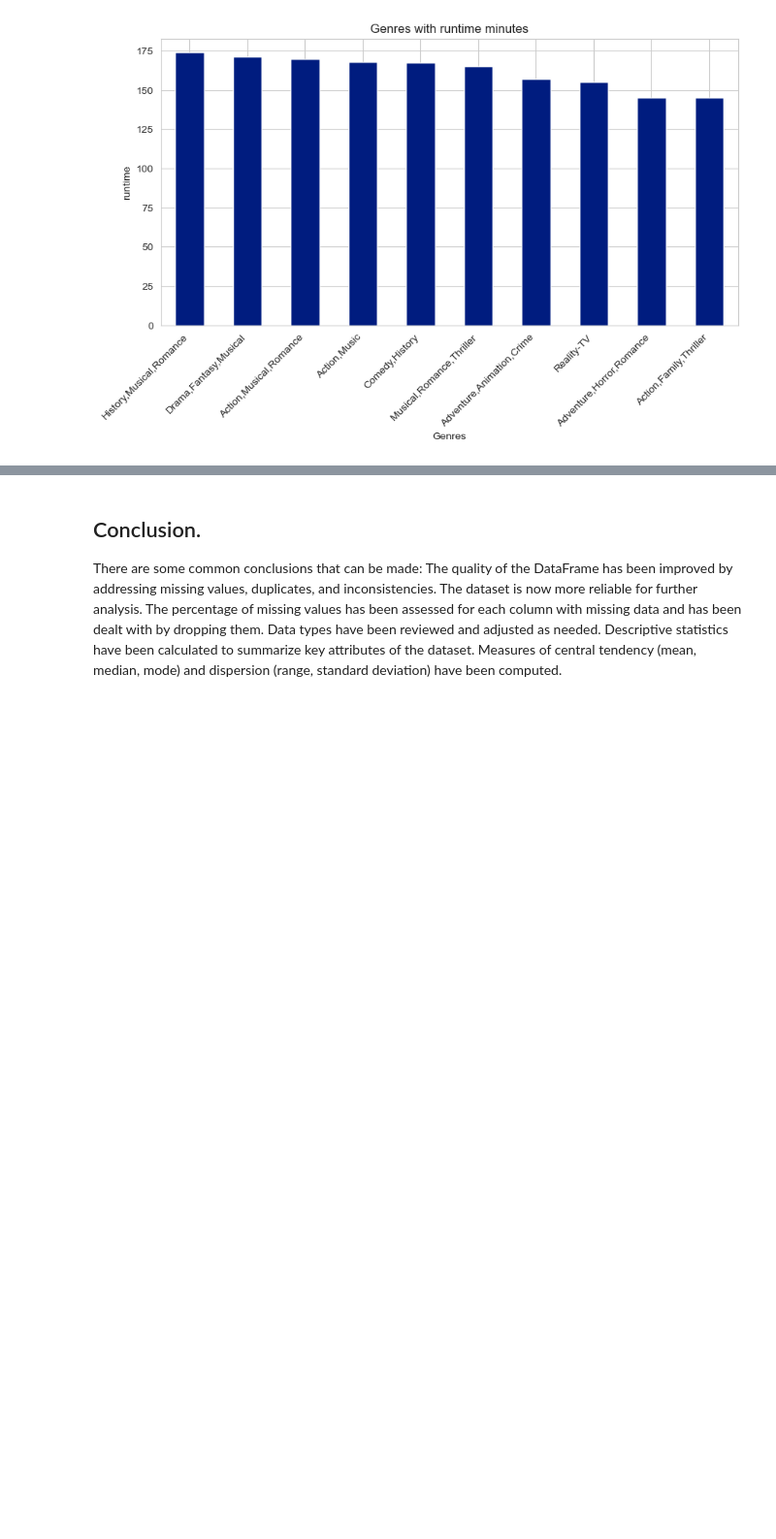
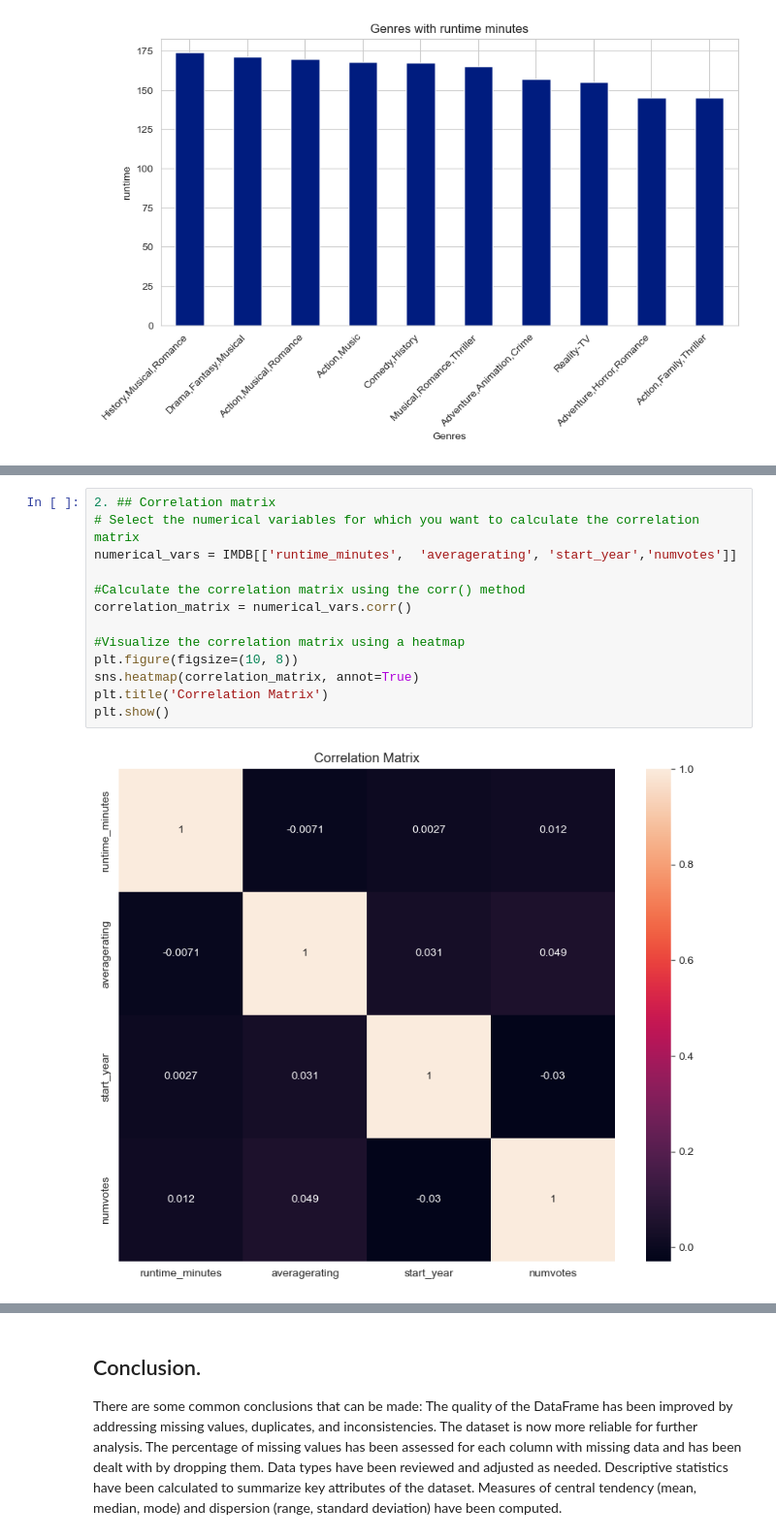
Before and after one commit to celiajoyomiah/dsc-phase-1-project-v2-4, a Jupyter notebook: student.ipynb, the cells around one changed output, grey strips where cells are left out. Shown: that part at 97% size. Saved outputs shown, nothing was run; the diff lists cells and outputs as text; blank space fills up the shorter version.

```diff
--- a/student.ipynb
+++ b/student.ipynb
@@ -583,0 +668,15 @@ plt.show()
+# %%
+2. ## Correlation matrix
+# Select the numerical variables for which you want to calculate the correlation matrix
+numerical_vars = IMDB[['runtime_minutes',  'averagerating', 'start_year','numvotes']]
+
+#Calculate the correlation matrix using the corr() method
+correlation_matrix = numerical_vars.corr()
+
+#Visualize the correlation matrix using a heatmap
+plt.figure(figsize=(10, 8))
+sns.heatmap(correlation_matrix, annot=True)
+plt.title('Correlation Matrix')
+plt.show()
+# %% [output]
+[figure, added]
```
Also changed, not shown: parts of 25 cells of this notebook.
